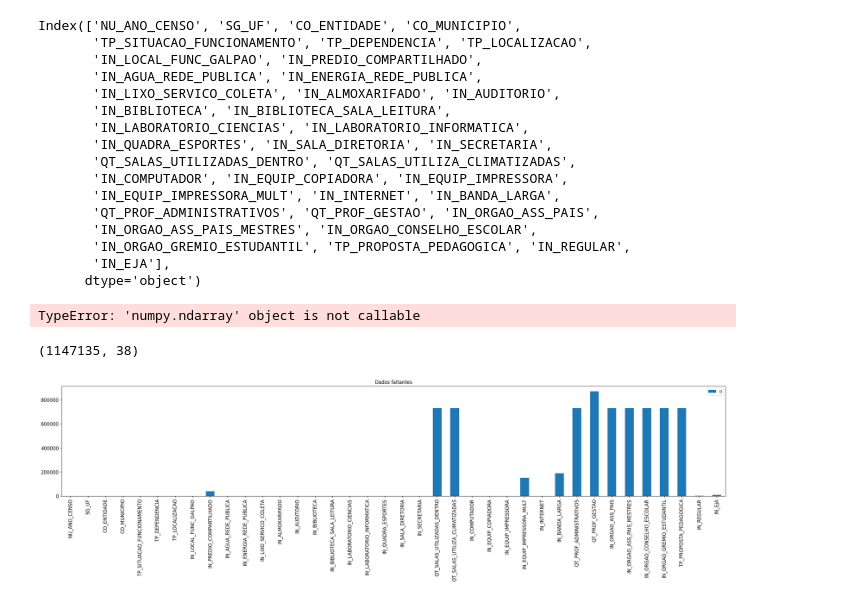
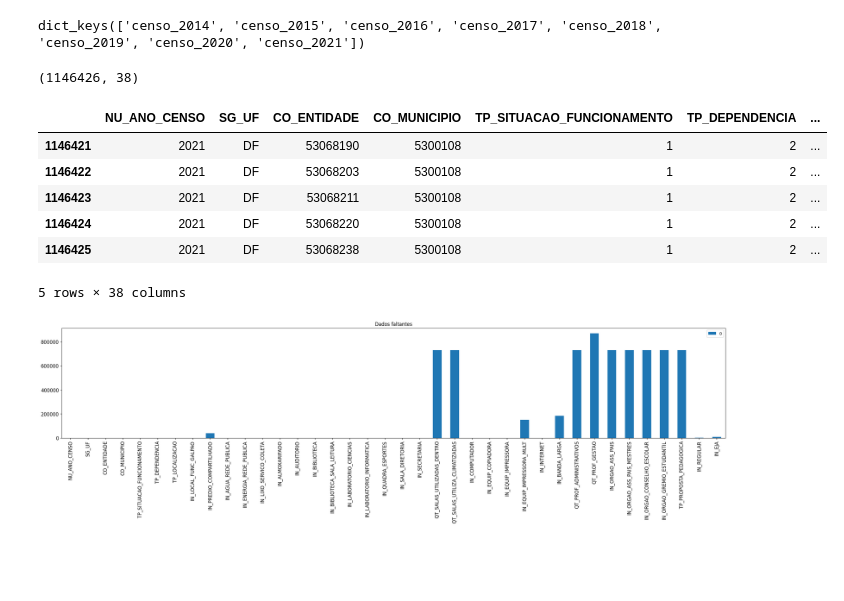
Before and after one commit to Fernandateireis/pol_edu, a Jupyter notebook: notebooks/pre-processing-read-censo-2014-2020.ipynb, the cells around one changed output. Drawn from its saved outputs; the diff is of its cells as text; code cells hidden in the pictures; blank space fills up the shorter version.

Commit message:
Corrected for the year 2021

```diff
--- a/notebooks/pre-processing-read-censo-2014-2020.ipynb
+++ b/notebooks/pre-processing-read-censo-2014-2020.ipynb
@@ -42,40 +35,31 @@ RecursionError: maximum recursion depth exceeded while calling a Python object
 # %%
-path_censo_2020 = "/home/freitas/Downloads/internet2/microdados_censo_escolar_2020/2020/dados/"+"microdados_ed_basica_2020.CSV"
-for year in range(2020,2022):
-    censo['censo_'+str(year)] = pd.read_csv(path_censo_2020, sep=';', encoding='latin1')
+filemainpath = "/home/freitas/Downloads/internet2/"
+for year in range(2020, 2022):
+    filepath = f'microdados_censo_escolar_{year}/{year}/dados/'
+    filename = f'microdados_ed_basica_{year}.CSV'
+    censo['censo_'+str(year)] = pd.read_csv(filemainpath + filepath + filename, sep=';', encoding='latin1')
     censo['censo_'+str(year)] = censo['censo_'+str(year)][keep]
     censo['censo_'+str(year)] = censo['censo_'+str(year)][(censo['censo_'+str(year)].TP_SITUACAO_FUNCIONAMENTO == 1)]
     censo['censo_'+str(year)] = censo['censo_'+str(year)][(censo['censo_'+str(year)].TP_DEPENDENCIA == 2) | (censo['censo_'+str(year)].TP_DEPENDENCIA == 3)]
-    # censo['censo_'+str(year)]['IN_BANDA_LARGA'] = censo['censo_'+str(year)]['IN_BANDA_LARGA'].fillna(pd.NA)
-    # censo['censo_'+str(year)]['IN_PREDIO_COMPARTILHADO'] = censo['censo_'+str(year)]['IN_PREDIO_COMPARTILHADO'].fillna(pd.NA)
-    # censo['censo_'+str(year)]['IN_EJA'] = censo['censo_'+str(year)]['IN_EJA'].fillna(pd.NA)
 # %%
 print(censo.keys())
 # merge all dataframes
 censo = pd.concat(censo.values(), ignore_index=True)
 # %% [output]
-Index(['NU_ANO_CENSO', 'SG_UF', 'CO_ENTIDADE', 'CO_MUNICIPIO',
-       'TP_SITUACAO_FUNCIONAMENTO', 'TP_DEPENDENCIA', 'TP_LOCALIZACAO',
-       'IN_LOCAL_FUNC_GALPAO', 'IN_PREDIO_COMPARTILHADO',
-       'IN_AGUA_REDE_PUBLICA', 'IN_ENERGIA_REDE_PUBLICA',
-       'IN_LIXO_SERVICO_COLETA', 'IN_ALMOXARIFADO', 'IN_AUDITORIO',
-       'IN_BIBLIOTECA', 'IN_BIBLIOTECA_SALA_LEITURA',
-       'IN_LABORATORIO_CIENCIAS', 'IN_LABORATORIO_INFORMATICA',
-       'IN_QUADRA_ESPORTES', 'IN_SALA_DIRETORIA', 'IN_SECRETARIA',
-       'QT_SALAS_UTILIZADAS_DENTRO', 'QT_SALAS_UTILIZA_CLIMATIZADAS',
-       'IN_COMPUTADOR', 'IN_EQUIP_COPIADORA', 'IN_EQUIP_IMPRESSORA',
-       'IN_EQUIP_IMPRESSORA_MULT', 'IN_INTERNET', 'IN_BANDA_LARGA',
-       'QT_PROF_ADMINISTRATIVOS', 'QT_PROF_GESTAO', 'IN_ORGAO_ASS_PAIS',
-       'IN_ORGAO_ASS_PAIS_MESTRES', 'IN_ORGAO_CONSELHO_ESCOLAR',
-       'IN_ORGAO_GREMIO_ESTUDANTIL', 'TP_PROPOSTA_PEDAGOGICA', 'IN_REGULAR',
-       'IN_EJA'],
-      dtype='object')
+dict_keys(['censo_2014', 'censo_2015', 'censo_2016', 'censo_2017', 'censo_2018', 'censo_2019', 'censo_2020', 'censo_2021'])
-TypeError: 'numpy.ndarray' object is not callable
 # %%
-censo.head()
+#censo.head()
 print(censo.shape)
+censo.tail()
 # %% [output]
-(1147135, 38)
+(1146426, 38)
+|  | NU_ANO_CENSO | SG_UF | CO_ENTIDADE | CO_MUNICIPIO | TP_SITUACAO_FUNCIONAMENTO | TP_DEPENDENCIA | ... |
+| 1146421 | 2021 | DF | 53068190 | 5300108 | 1 | 2 | ... |
+| 1146422 | 2021 | DF | 53068203 | 5300108 | 1 | 2 | ... |
+| 1146423 | 2021 | DF | 53068211 | 5300108 | 1 | 2 | ... |
+| 1146424 | 2021 | DF | 53068220 | 5300108 | 1 | 2 | ... |
+| 1146425 | 2021 | DF | 53068238 | 5300108 | 1 | 2 | ... |
+5 rows × 38 columns
 # %%
 pd.DataFrame(censo.isnull().sum()).plot(kind='bar',title='Dados faltantes',fontsize=12,figsize=(30,5));
 # %% [output]
```
Also changed, not shown: parts of 8 cells of this notebook.
